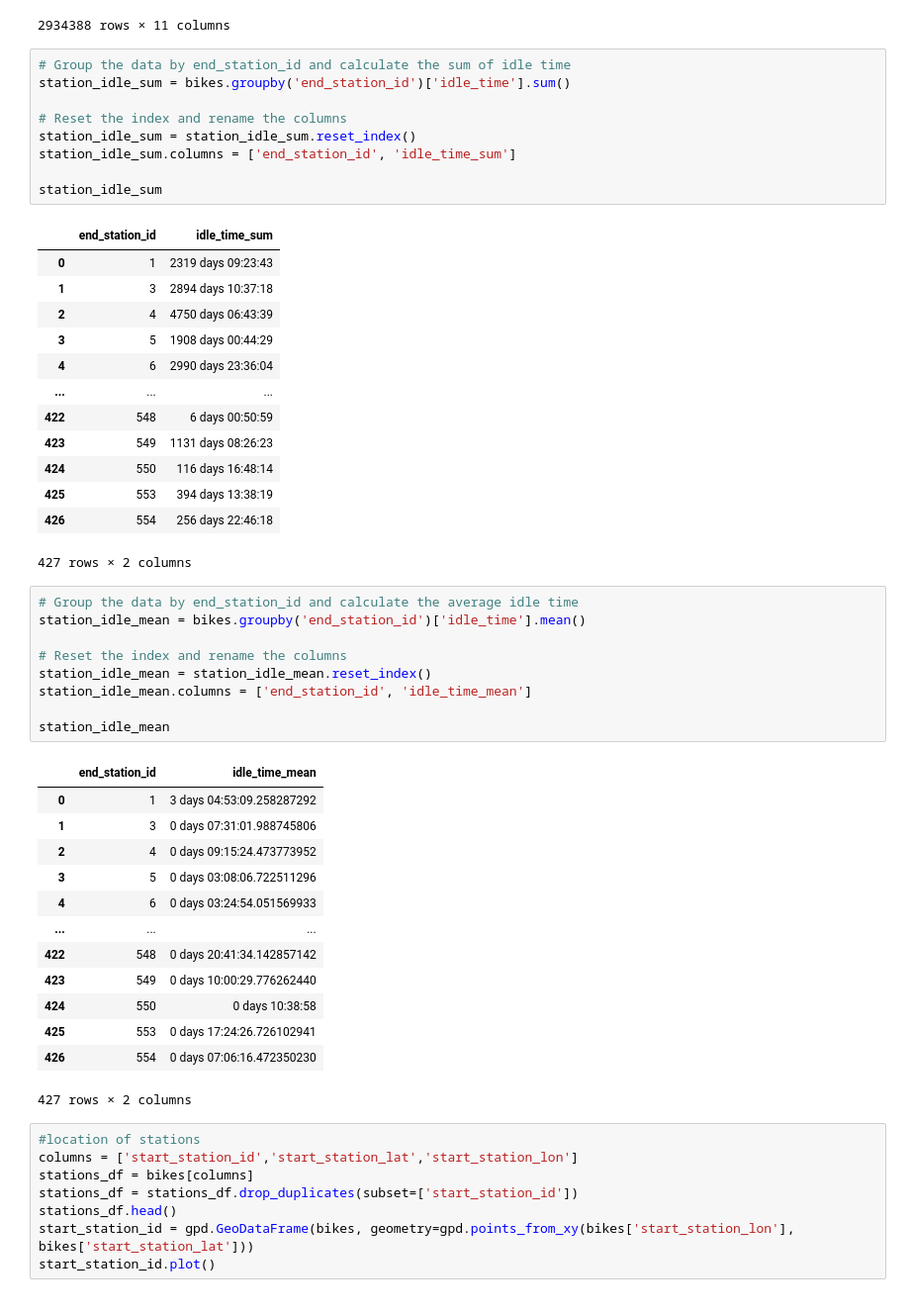
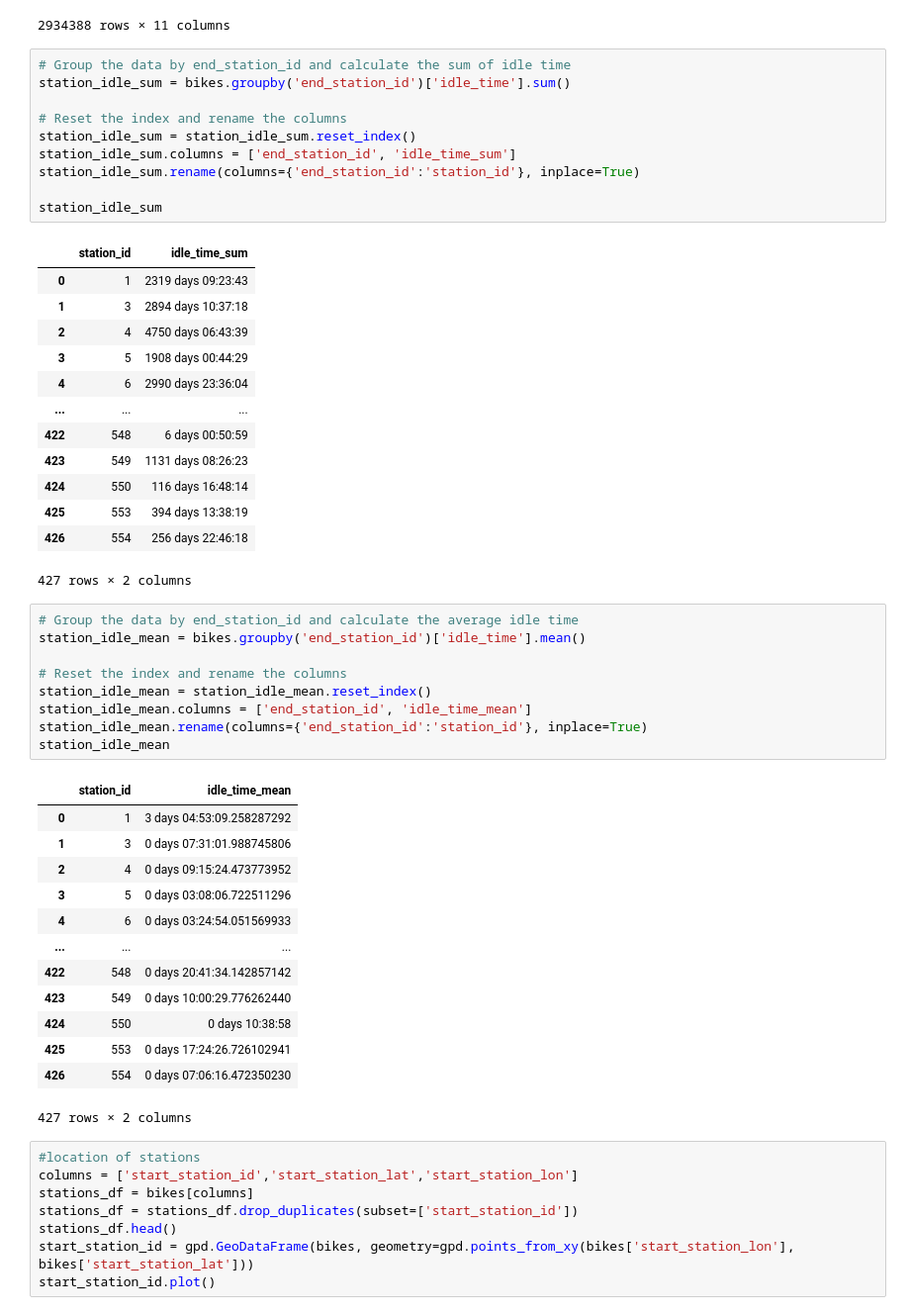
Before and after one commit to lauribus/DSMLproject, a Jupyter notebook: Project bikes.ipynb, the cells around one changed output. Shown at 99% size. Drawn from its saved outputs; the diff is of its cells as text.

```diff
--- a/Project bikes.ipynb
+++ b/Project bikes.ipynb
@@ -381,14 +389,15 @@ bikes
 # %%
 # Group the data by end_station_id and calculate the sum of idle time
 station_idle_sum = bikes.groupby('end_station_id')['idle_time'].sum()
 
 # Reset the index and rename the columns
 station_idle_sum = station_idle_sum.reset_index()
 station_idle_sum.columns = ['end_station_id', 'idle_time_sum']
+station_idle_sum.rename(columns={'end_station_id':'station_id'}, inplace=True)
 
 station_idle_sum
 # %% [output]
-|  | end_station_id | idle_time_sum |
+|  | station_id | idle_time_sum |
 | 0 | 1 | 2319 days 09:23:43 |
 | 1 | 3 | 2894 days 10:37:18 |
 | 2 | 4 | 4750 days 06:43:39 |
@@ -408,10 +417,10 @@ station_idle_mean = bikes.groupby('end_station_id')['idle_time'].mean()
 # Reset the index and rename the columns
 station_idle_mean = station_idle_mean.reset_index()
 station_idle_mean.columns = ['end_station_id', 'idle_time_mean']
-
+station_idle_mean.rename(columns={'end_station_id':'station_id'}, inplace=True)
 station_idle_mean
 # %% [output]
-|  | end_station_id | idle_time_mean |
+|  | station_id | idle_time_mean |
 | 0 | 1 | 3 days 04:53:09.258287292 |
 | 1 | 3 | 0 days 07:31:01.988745806 |
 | 2 | 4 | 0 days 09:15:24.473773952 |
```
Also changed, not shown: parts of 18 cells of this notebook.
